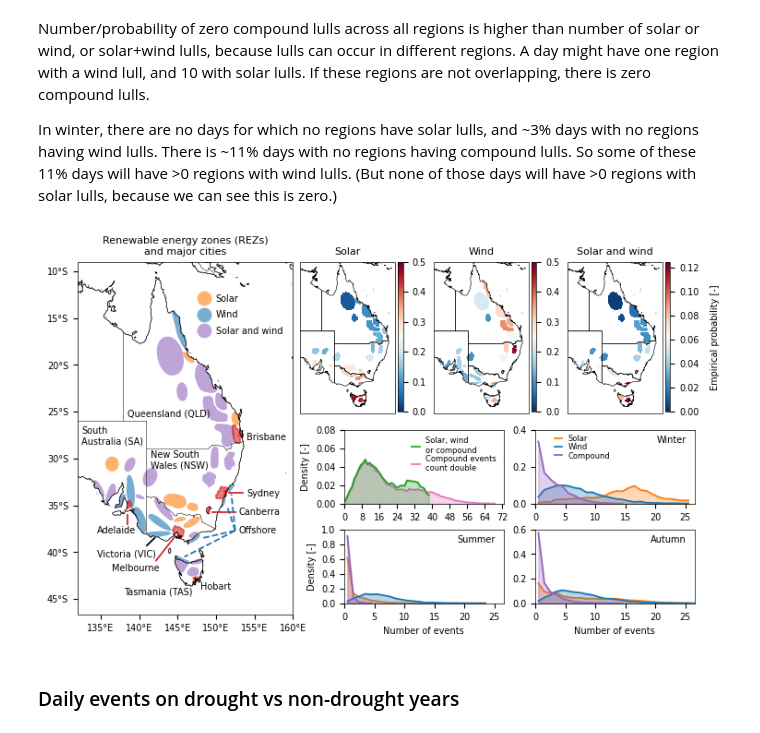
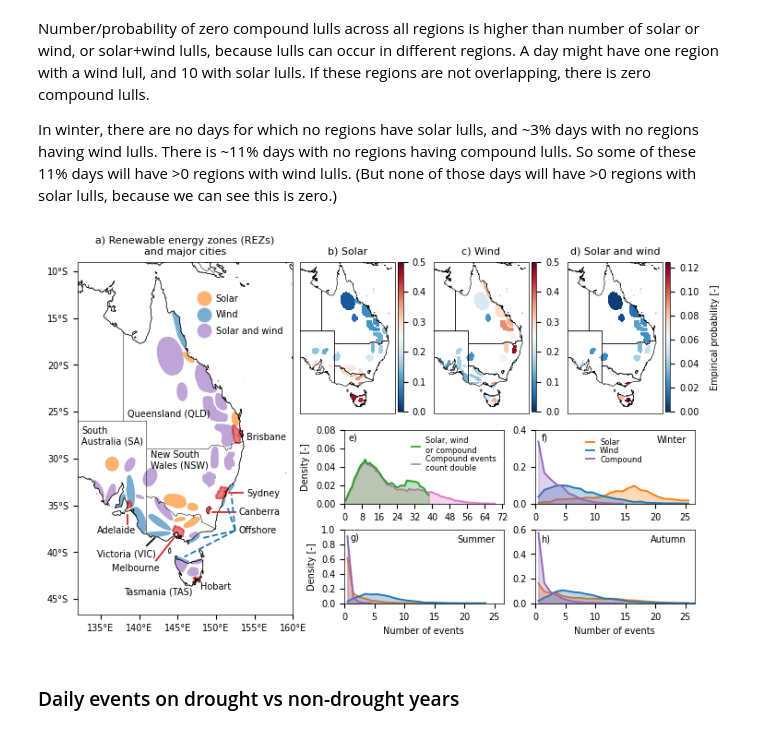
Before and after one commit to dougrichardson/Richardson_2023_energy, a Jupyter notebook: 1_energy_events.ipynb, the cells around one changed output. Drawn from its saved outputs; the diff is of its cells as text; code cells hidden in the pictures.

Commit message:
Added panel labels

```diff
--- a/1_energy_events.ipynb
+++ b/1_energy_events.ipynb
@@ -666,15 +777,15 @@ with plt.rc_context(plt_params):
     adj = 0.05
     gs2 = fig.add_gridspec(nrows=1, ncols=1, left=0.38, right=0.53, bottom=0.5, top=1)
     ax2 = plt.subplot(gs2[0], projection=ccrs.PlateCarree())
-    plot_freq(ax2, freq_mssrd, 'Solar', mask=rez_mask, region_codes=[2, 3, 6, 7])
+    plot_freq(ax2, freq_mssrd, 'b) Solar', mask=rez_mask, region_codes=[2, 3, 6, 7])
 
     gs3 = fig.add_gridspec(nrows=1, ncols=1, left=0.59, right=0.74, bottom=0.5, top=1)
     ax3 = plt.subplot(gs3[0], projection=ccrs.PlateCarree())
-    plot_freq(ax3, freq_100w, 'Wind', mask=rez_mask, region_codes=[1, 3, 5, 7])
+    plot_freq(ax3, freq_100w, 'c) Wind', mask=rez_mask, region_codes=[1, 3, 5, 7])
 
     gs4 = fig.add_gridspec(nrows=1, ncols=1, left=0.8, right=0.95, bottom=0.5, top=1)
     ax4 = plt.subplot(gs4[0], projection=ccrs.PlateCarree())
-    plot_freq(ax4, freq_100w_mssrd, 'Solar and wind', mask=rez_mask, region_codes=[3, 7])
+    plot_freq(ax4, freq_100w_mssrd, 'd) Solar and wind', mask=rez_mask, region_codes=[3, 7])
 
     ax4.text(1.5, 0.5, 'Empirical probability [-]', rotation=90, fontsize=plt_params['font.size'],
              transform=ax4.transAxes, va='center', ha='left')
@@ -706,32 +817,37 @@ with plt.rc_context(plt_params):
     ]
     axes = [fig.add_subplot(gs[0]) for gs in gs_list]
 
     plot_seasons = season_dict.copy()
     plot_seasons.pop('Annual')
     plot_seasons.pop('Spring')
 
     for (gs, ax, months, title) in zip(gs_list, axes, plot_seasons.values(), plot_seasons.keys()):
 
         p1 = hist_plot(ax, simul_mssrd, months, colors[1], 'Solar')
         p2 = hist_plot(ax, simul_100w, months, colors[0], 'Wind')
         p3 = hist_plot(ax, simul_100w_mssrd, months, colors[4], 'Compound')
 
         ymax = np.max([p1.max(), p2.max(), p3.max()])
         ax.set_ylim(0, fn.round_decimals_up(ymax, 1))
         ax.text(0.95, 0.8, title, transform=ax.transAxes, ha='right', va='bottom')
 
         ax.set_xlim(0, 26.5)
         ax.set_xticks(np.arange(0, 27, 5))
         # ax.set_xticklabels(np.arange(0, 27, 5))
 
     handles, labels = axes[0].get_legend_handles_labels()
-    axes[0].legend(handles, labels, loc=(0.1, 0.55), frameon=False)
+    axes[0].legend(handles, labels, loc=(0.3, 0.5), frameon=False)
 
     for ax in [axes[i] for i in [1]]:
         ax.set_ylabel('Density [-]')
     for ax in [axes[i] for i in [1, 2]]:
         ax.set_xlabel('Number of events')
 
+    ax5.text(2, 0.068, 'e)')
+    axes[0].text(1, 0.34, 'f)')
+    axes[1].text(1, 0.85, 'g)')
+    axes[2].text(1, 0.5, 'h)')
+
     plt.savefig('./figures/Fig1.pdf', format='pdf', dpi=400, bbox_inches='tight')
 # %% [output]
-[figure, old version]
+[figure, new version]
```
Also changed, not shown: parts of 3 cells of this notebook, 1 other file.
